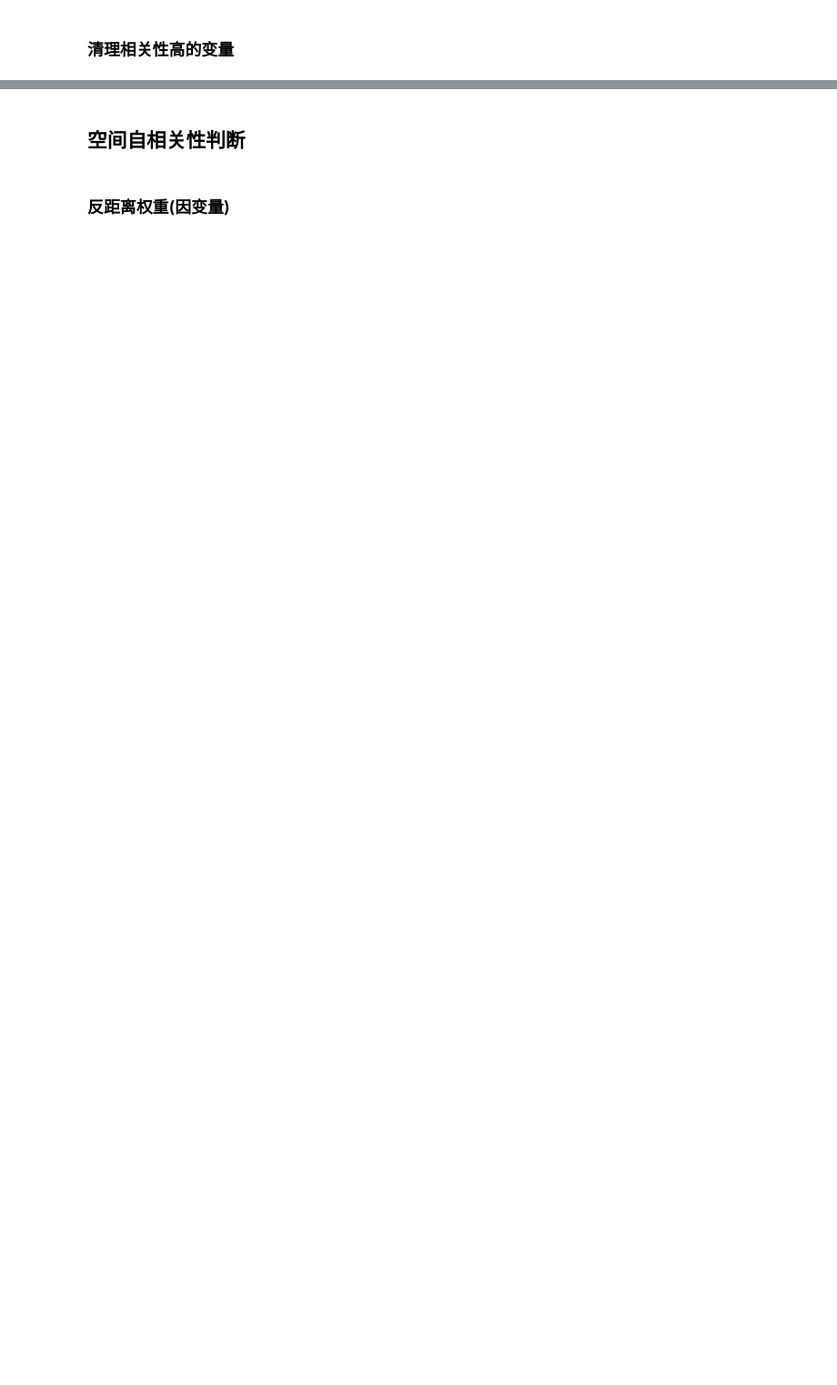
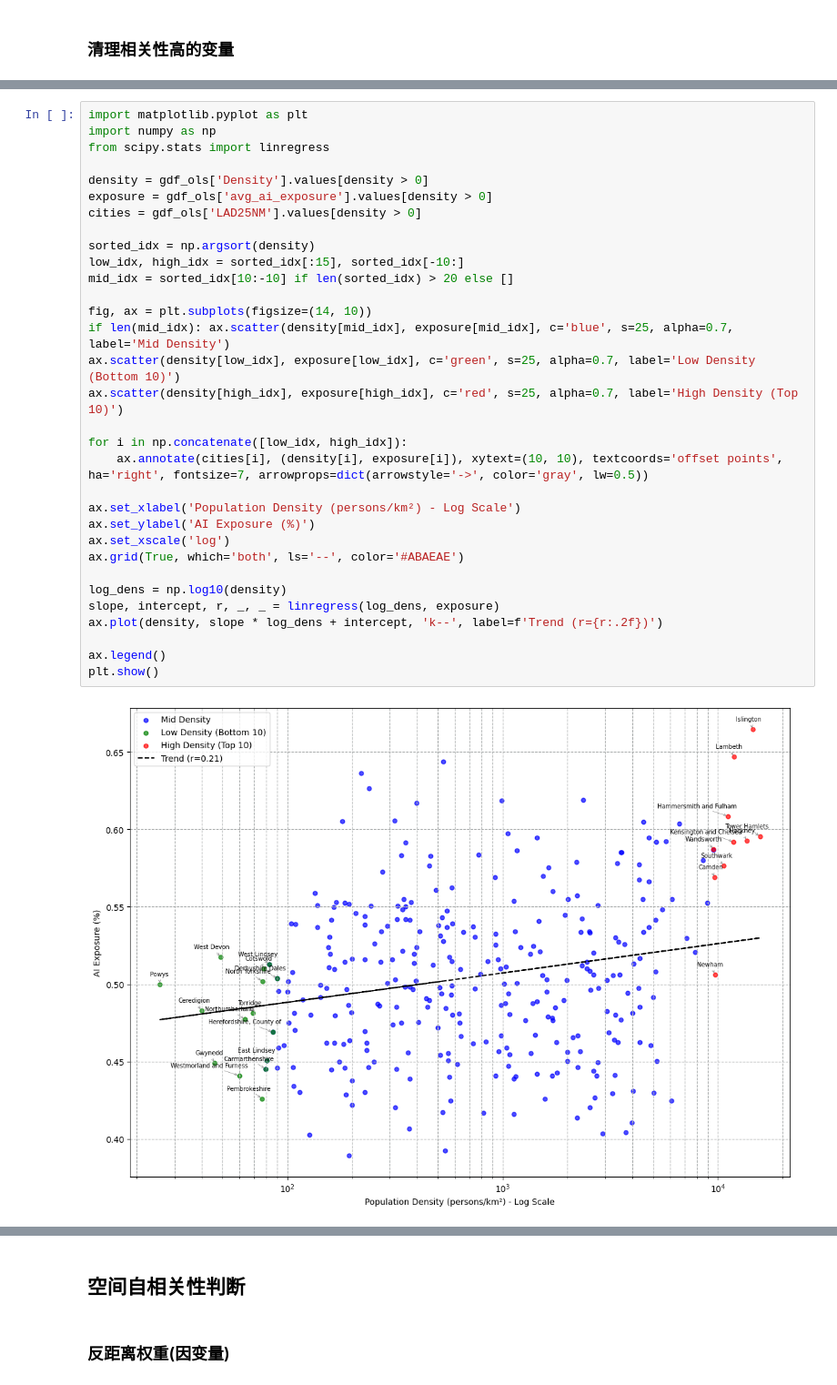
Before and after one commit to Uioll/AIinfluenceJobinUK, a Jupyter notebook: 技能极化和地理分布.ipynb, the cells around one changed output, grey strips where cells are left out. Shown at 91% size. Drawn from its saved outputs; the diff is of its cells as text; blank space fills up the shorter version.

```diff
--- a/技能极化和地理分布.ipynb
+++ b/技能极化和地理分布.ipynb
@@ -1046,0 +1062,34 @@ print(X_cols)
+# %%
+import matplotlib.pyplot as plt
+import numpy as np
+from scipy.stats import linregress
+
+density = gdf_ols['Density'].values[density > 0]
+exposure = gdf_ols['avg_ai_exposure'].values[density > 0]
+cities = gdf_ols['LAD25NM'].values[density > 0]
+
+sorted_idx = np.argsort(density)
+low_idx, high_idx = sorted_idx[:15], sorted_idx[-10:]
+mid_idx = sorted_idx[10:-10] if len(sorted_idx) > 20 else []
+
+fig, ax = plt.subplots(figsize=(14, 10))
+if len(mid_idx): ax.scatter(density[mid_idx], exposure[mid_idx], c='blue', s=25, alpha=0.7, label='Mid Density')
+ax.scatter(density[low_idx], exposure[low_idx], c='green', s=25, alpha=0.7, label='Low Density (Bottom 10)')
+ax.scatter(density[high_idx], exposure[high_idx], c='red', s=25, alpha=0.7, label='High Density (Top 10)')
+
+for i in np.concatenate([low_idx, high_idx]):
+    ax.annotate(cities[i], (density[i], exposure[i]), xytext=(10, 10), textcoords='offset points', ha='right', fontsize=7, arrowprops=dict(arrowstyle='->', color='gray', lw=0.5))
+
+ax.set_xlabel('Population Density (persons/km²) - Log Scale')
+ax.set_ylabel('AI Exposure (%)')
+ax.set_xscale('log')
+ax.grid(True, which='both', ls='--', color='#ABAEAE')
+
+log_dens = np.log10(density)
+slope, intercept, r, _, _ = linregress(log_dens, exposure)
+ax.plot(density, slope * log_dens + intercept, 'k--', label=f'Trend (r={r:.2f})')
+
+ax.legend()
+plt.show()
+# %% [output]
+[figure, added]
```
Also changed, not shown: parts of 22 cells of this notebook, 6 other files.
